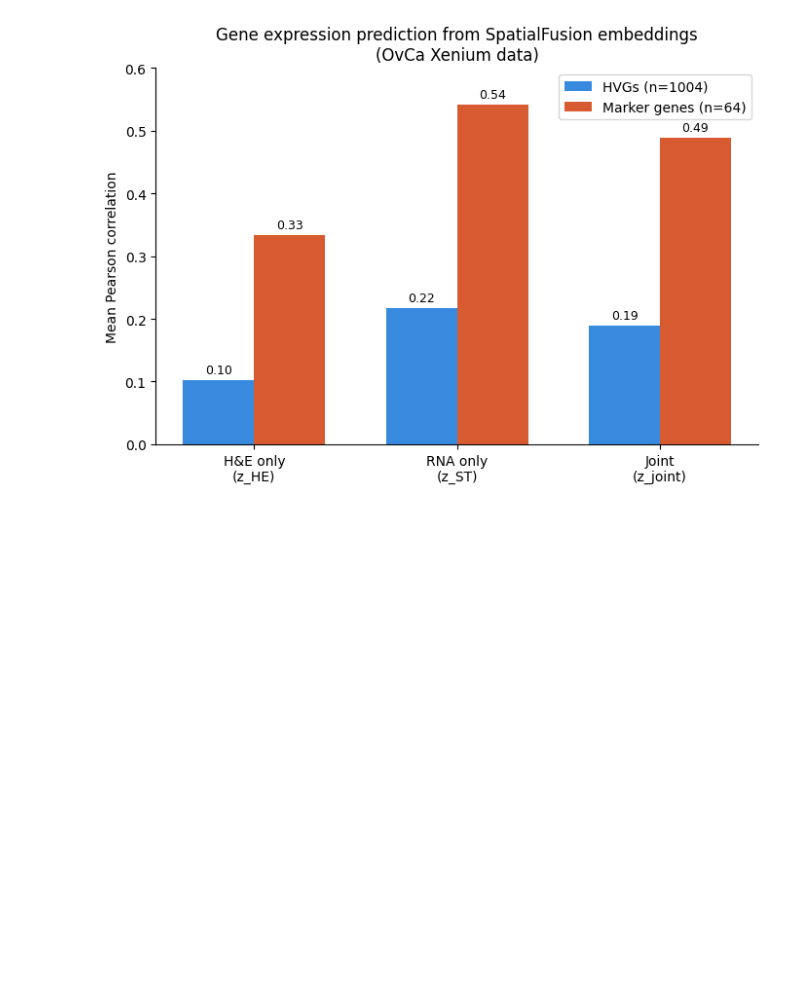
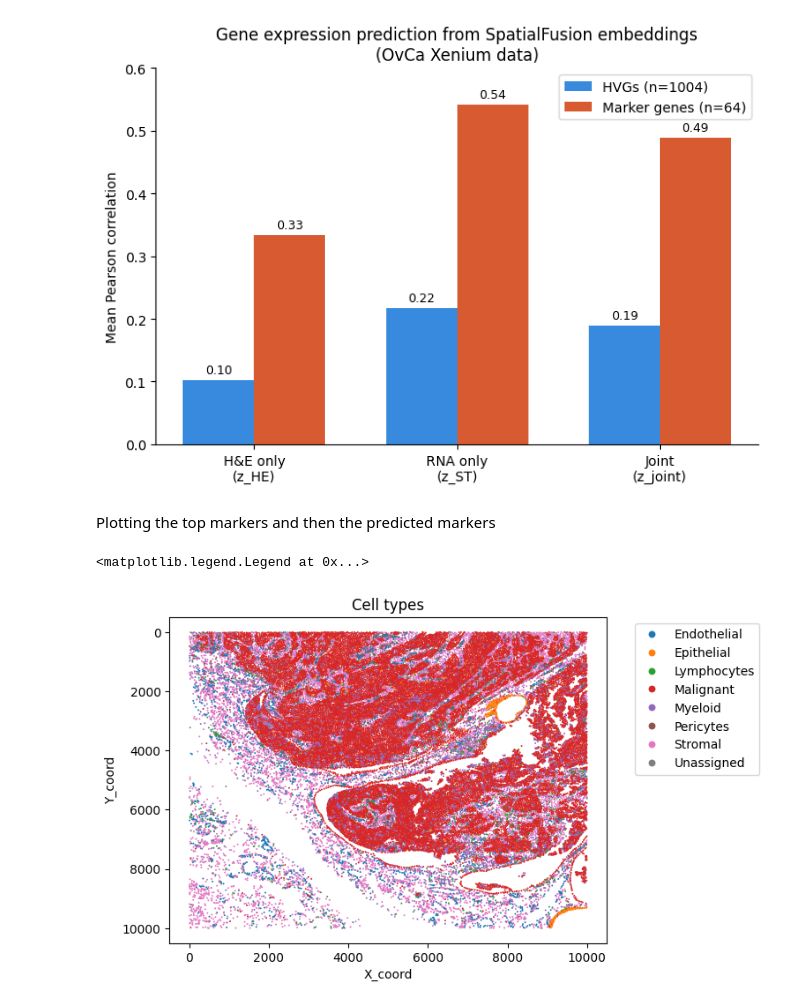
Before and after one commit to marissanesteban/multimodal-rep, a Jupyter notebook: gexp_prediction/trainMLP.ipynb, the cells around one changed output. Saved outputs shown, nothing was run; the diff lists cells and outputs as text; code cells hidden in the pictures; blank space fills up the shorter version.

```diff
--- a/gexp_prediction/trainMLP.ipynb
+++ b/gexp_prediction/trainMLP.ipynb
@@ -522,0 +527,35 @@ plt.show()
+# %% [markdown]
+Plotting the top markers and then the predicted markers
+# %%
+import seaborn as sns
+
+# importing adata for true gexp and cell labels
+adata_path = "/insomnia001/depts/morpheus/users/me2982/data/xenium_ovca_tutorial/data/tutadata_subset.h5ad"
+adata = sc.read_h5ad(adata_path)
+
+# read in wsi image (for visualization later)
+source_image_path = '/insomnia001/depts/morpheus/users/me2982/data/xenium_ovca_tutorial/data/wsi_crop.ome.tif'
+with tifffile.TiffFile(source_image_path) as tif:
+    wsi = tif.series[0].asarray()
+
+# Cell types
+fig = sns.scatterplot(
+    data=adata.obs,
+    x='X_coord', y='Y_coord',
+    hue='major_celltype',
+    palette='tab10',
+    s=2,
+    linewidth=0
+)
+
+fig.invert_yaxis()
+fig.set_title("Cell types")
+fig.legend(
+    bbox_to_anchor=(1.05, 1),
+    loc="upper left",
+    scatterpoints=1,
+    markerscale=4
+)
+# %% [output]
+<matplotlib.legend.Legend at 0x...>
+[figure, added]
```
Also changed, not shown: parts of 2 cells of this notebook, 19 other files.
